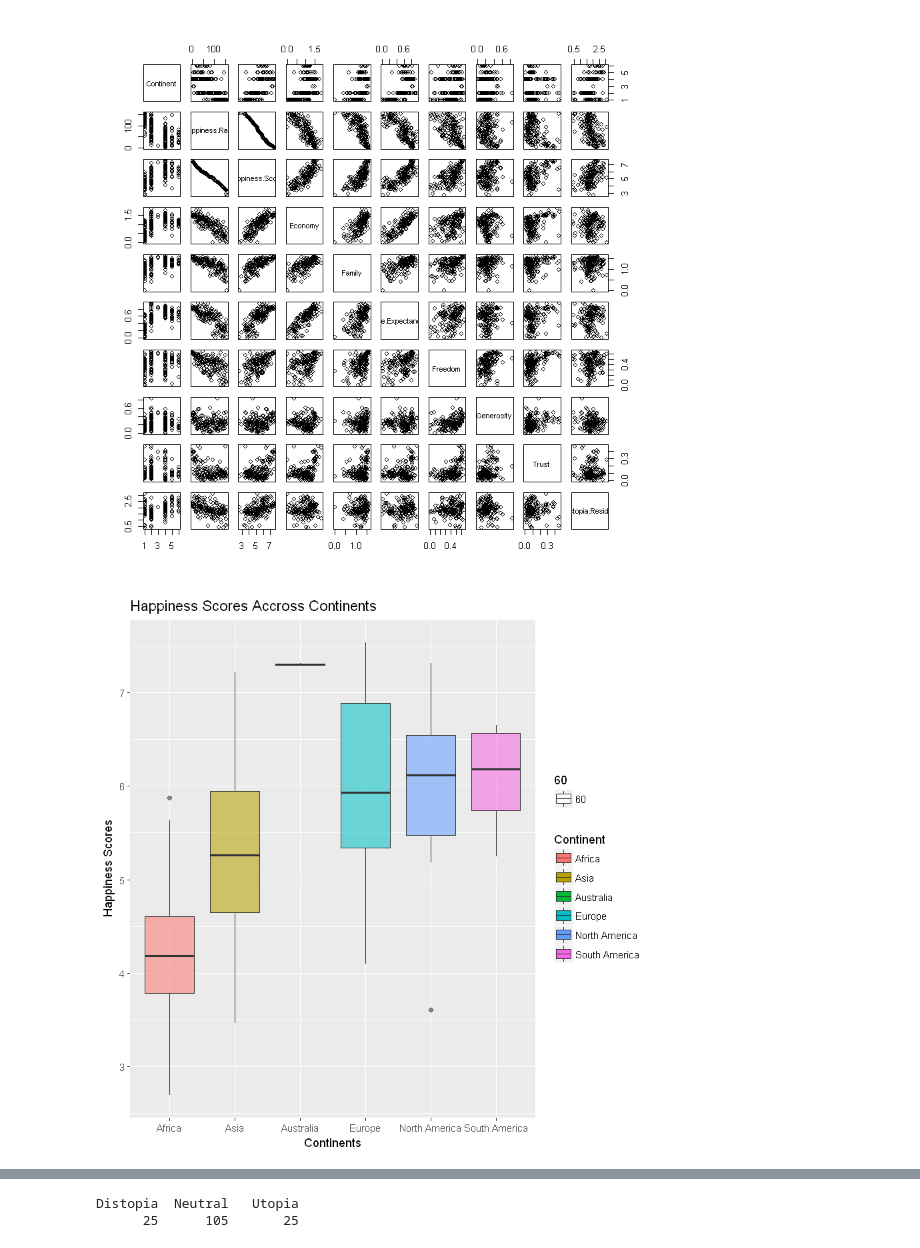
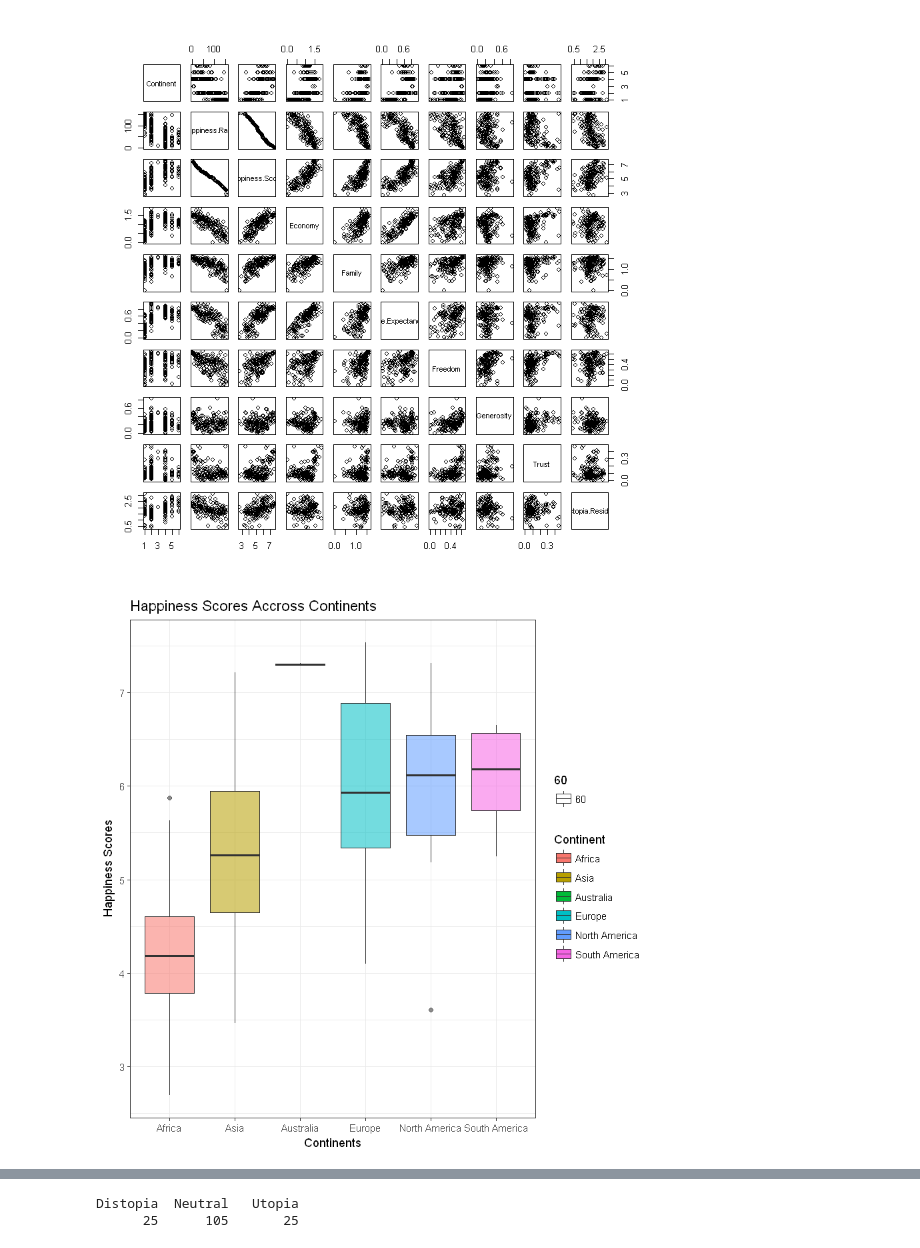
Before and after one commit to vknguyen1902/data-mining, a Jupyter notebook: World Happiness Report.ipynb, the cells around one changed output, grey strips where cells are left out. Saved outputs shown, nothing was run; the diff lists cells and outputs as text; code cells hidden in the pictures.

```diff
--- a/World Happiness Report.ipynb
+++ b/World Happiness Report.ipynb
@@ -176,10 +183,10 @@ pairs(happiness[, 1:10])
 # %%
 #Side-by-side Boxplot
 ggplot(happiness, aes(x = Continent, y = Happiness.Score, fill = Continent, alpha = 60)) +
        geom_boxplot() + ggtitle("Happiness Scores Accross Continents") +
-       xlab("Continents") + ylab("Happiness Scores")
+       xlab("Continents") + ylab("Happiness Scores") + theme_bw()
 # %% [output]
-[figure, old version]
+[figure, new version]
 # %%
 #Happiness Score Histogram
 ggplot(happiness, aes(Happiness.Score, fill = Continent, color = Continent)) +
```
Also changed, not shown: parts of 6 cells of this notebook.
